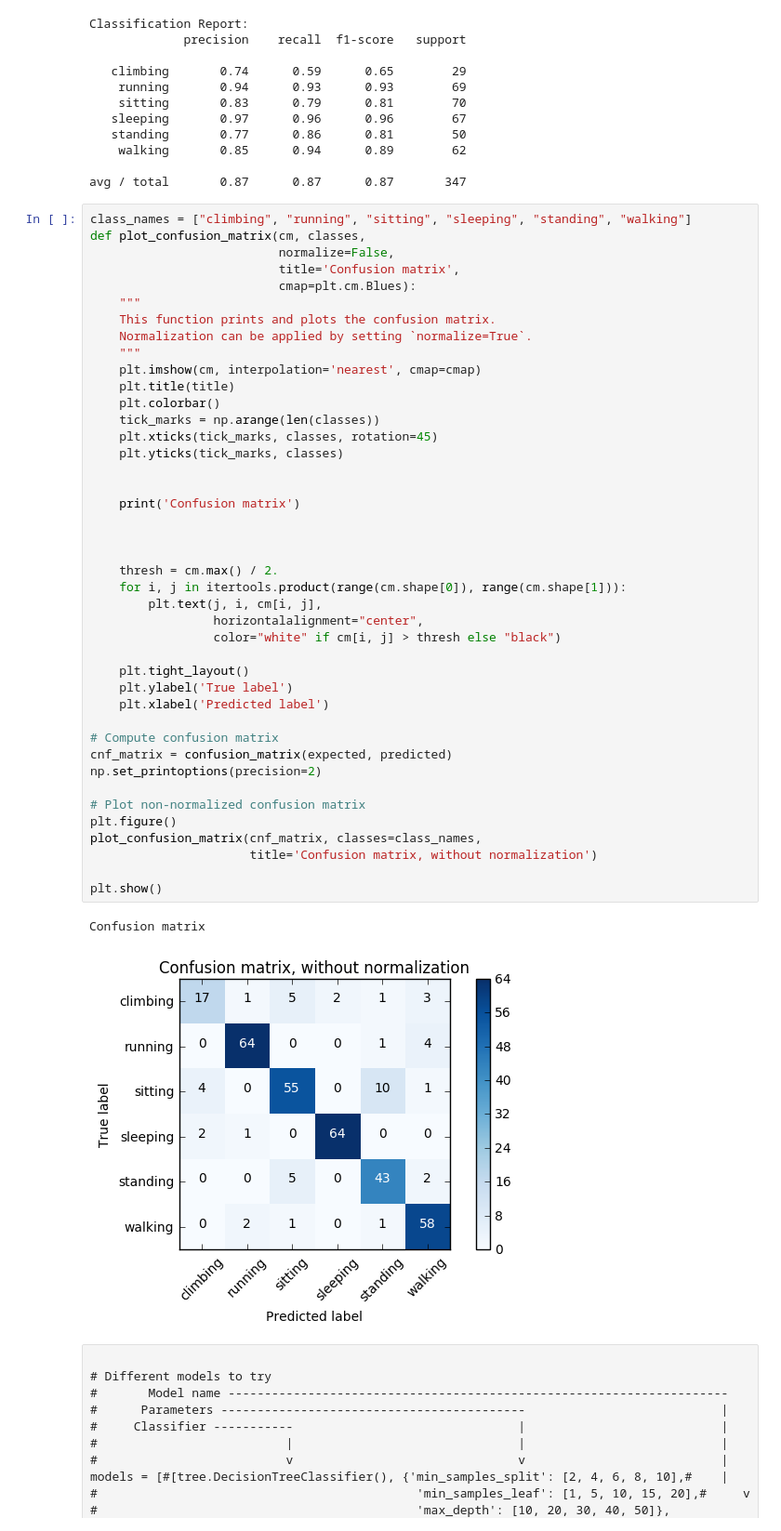
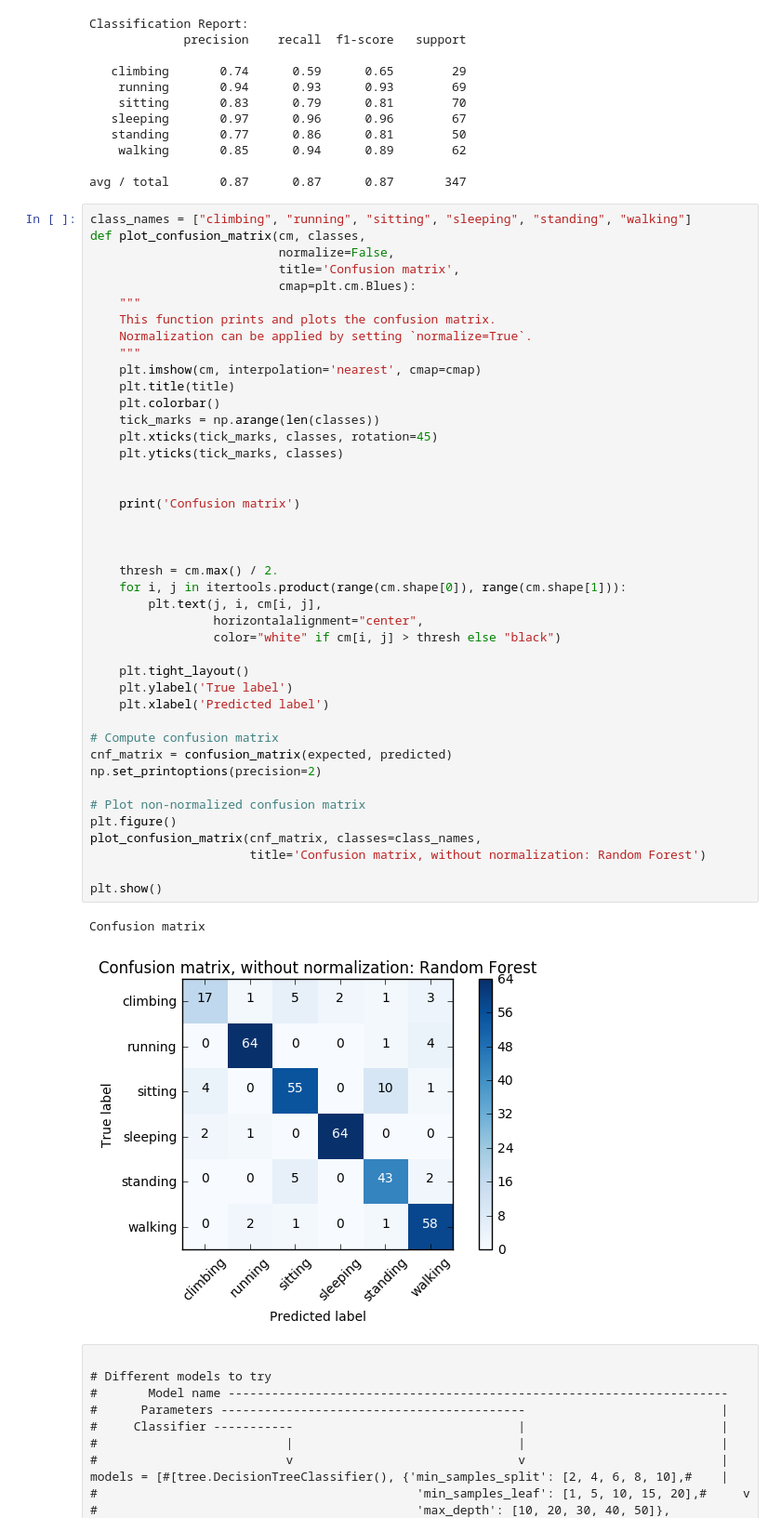
Before and after one commit to dsaffo/ToddlerActivityRecognition, a Jupyter notebook: Toddler Activity Recognition.ipynb, the cells around one changed output. Shown: that part at 93% size. Cells and saved outputs as stored; diff of their text form.

```diff
--- a/Toddler Activity Recognition.ipynb
+++ b/Toddler Activity Recognition.ipynb
@@ -185,35 +185,35 @@ def plot_confusion_matrix(cm, classes,
     tick_marks = np.arange(len(classes))
     plt.xticks(tick_marks, classes, rotation=45)
     plt.yticks(tick_marks, classes)
 
 
     print('Confusion matrix')
 
 
 
     thresh = cm.max() / 2.
     for i, j in itertools.product(range(cm.shape[0]), range(cm.shape[1])):
         plt.text(j, i, cm[i, j],
                  horizontalalignment="center",
                  color="white" if cm[i, j] > thresh else "black")
 
     plt.tight_layout()
     plt.ylabel('True label')
     plt.xlabel('Predicted label')
 
 # Compute confusion matrix
 cnf_matrix = confusion_matrix(expected, predicted)
 np.set_printoptions(precision=2)
 
 # Plot non-normalized confusion matrix
 plt.figure()
 plot_confusion_matrix(cnf_matrix, classes=class_names,
-                      title='Confusion matrix, without normalization')
+                      title='Confusion matrix, without normalization: Random Forest')
 
 plt.show()
 # %% [output]
 Confusion matrix
-[figure, old version]
+[figure, new version]
 # %% [raw]
 
 # Different models to try
```
Also changed, not shown: parts of 1 cell of this notebook.
